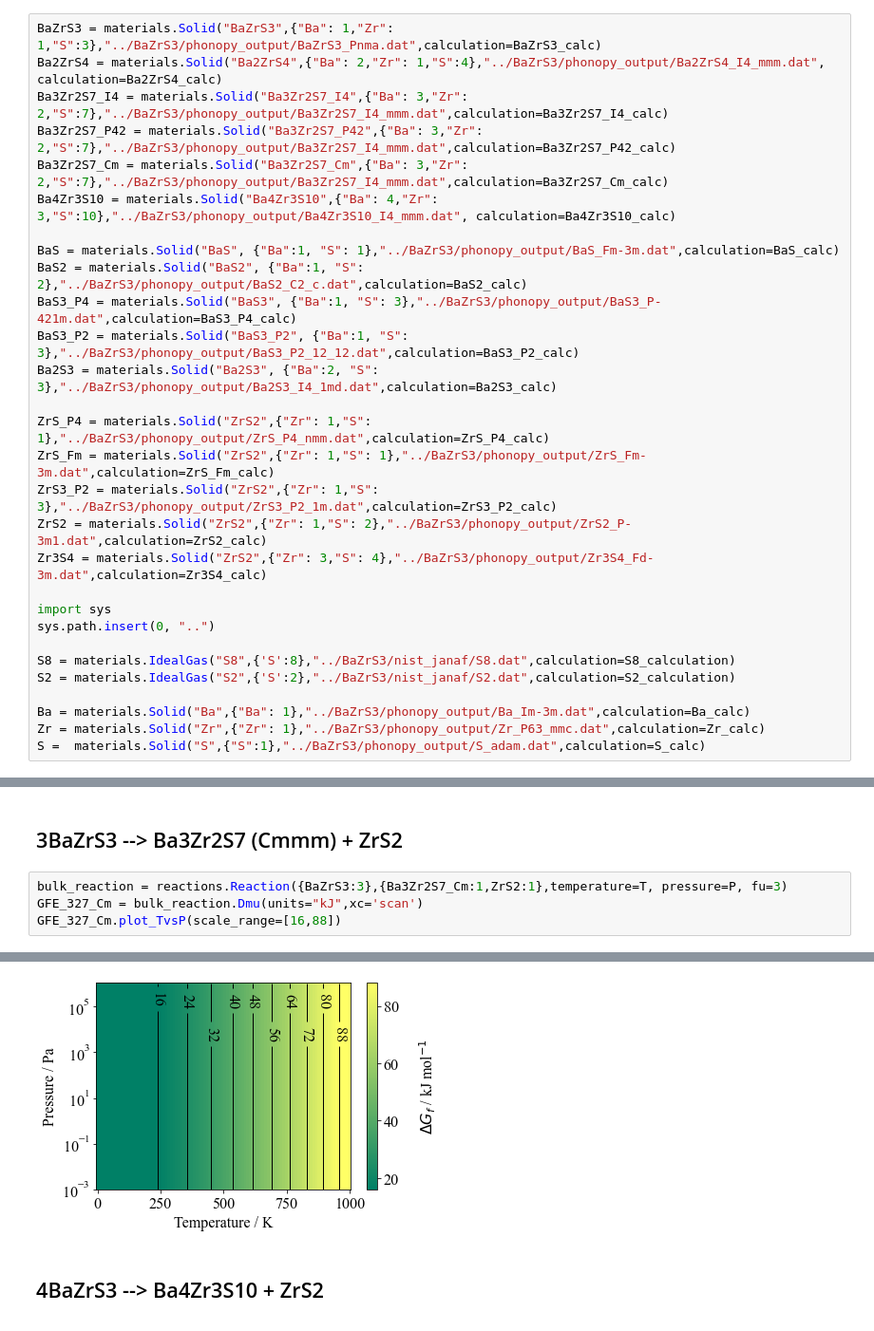
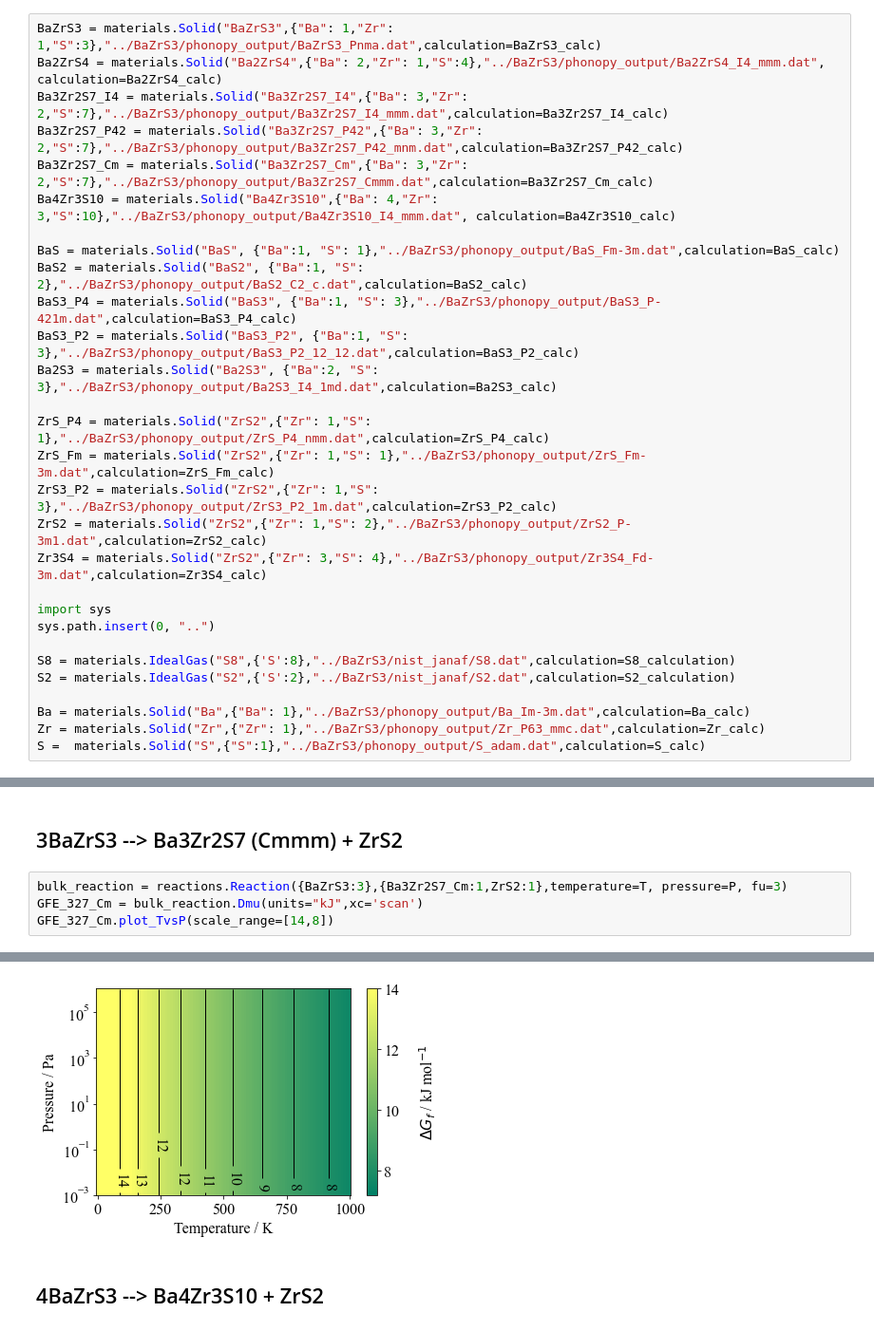
Before and after one commit to prakayastha/BaZrS3_analysis, a Jupyter notebook: paper_analysis.ipynb, the cells around one changed output, grey strips where cells are left out. Shown at 95% size. Saved outputs shown, nothing was run; the diff lists cells and outputs as text.

```diff
--- a/paper_analysis.ipynb
+++ b/paper_analysis.ipynb
@@ -35,8 +35,8 @@ S8_calculation = calculations.AimsCalculation(data_path+"raw_aims_files/elementa
 BaZrS3 = materials.Solid("BaZrS3",{"Ba": 1,"Zr": 1,"S":3},"../BaZrS3/phonopy_output/BaZrS3_Pnma.dat",calculation=BaZrS3_calc)
 Ba2ZrS4 = materials.Solid("Ba2ZrS4",{"Ba": 2,"Zr": 1,"S":4},"../BaZrS3/phonopy_output/Ba2ZrS4_I4_mmm.dat", calculation=Ba2ZrS4_calc)
 Ba3Zr2S7_I4 = materials.Solid("Ba3Zr2S7_I4",{"Ba": 3,"Zr": 2,"S":7},"../BaZrS3/phonopy_output/Ba3Zr2S7_I4_mmm.dat",calculation=Ba3Zr2S7_I4_calc)
-Ba3Zr2S7_P42 = materials.Solid("Ba3Zr2S7_P42",{"Ba": 3,"Zr": 2,"S":7},"../BaZrS3/phonopy_output/Ba3Zr2S7_I4_mmm.dat",calculation=Ba3Zr2S7_P42_calc)
-Ba3Zr2S7_Cm = materials.Solid("Ba3Zr2S7_Cm",{"Ba": 3,"Zr": 2,"S":7},"../BaZrS3/phonopy_output/Ba3Zr2S7_I4_mmm.dat",calculation=Ba3Zr2S7_Cm_calc)
+Ba3Zr2S7_P42 = materials.Solid("Ba3Zr2S7_P42",{"Ba": 3,"Zr": 2,"S":7},"../BaZrS3/phonopy_output/Ba3Zr2S7_P42_mnm.dat",calculation=Ba3Zr2S7_P42_calc)
+Ba3Zr2S7_Cm = materials.Solid("Ba3Zr2S7_Cm",{"Ba": 3,"Zr": 2,"S":7},"../BaZrS3/phonopy_output/Ba3Zr2S7_Cmmm.dat",calculation=Ba3Zr2S7_Cm_calc)
 Ba4Zr3S10 = materials.Solid("Ba4Zr3S10",{"Ba": 4,"Zr": 3,"S":10},"../BaZrS3/phonopy_output/Ba4Zr3S10_I4_mmm.dat", calculation=Ba4Zr3S10_calc)
 
 BaS = materials.Solid("BaS", {"Ba":1, "S": 1},"../BaZrS3/phonopy_output/BaS_Fm-3m.dat",calculation=BaS_calc)
@@ -191,10 +191,10 @@ GFE_327_I4.plot_TvsP(scale_range=[14,8])
 # %%
 bulk_reaction = reactions.Reaction({BaZrS3:3},{Ba3Zr2S7_Cm:1,ZrS2:1},temperature=T, pressure=P, fu=3)
 GFE_327_Cm = bulk_reaction.Dmu(units="kJ",xc='scan')
-GFE_327_Cm.plot_TvsP(scale_range=[16,88])
+GFE_327_Cm.plot_TvsP(scale_range=[14,8])
 # %% [output]
 <module 'matplotlib.pyplot' from '/Users/w21013885/anaconda3/envs/thermopot_dev/lib/python3.11/site-packages/matplotlib/pyplot.py'>
-[figure, old version]
+[figure, new version]
 # %% [markdown]
 ## 4BaZrS3 --> Ba4Zr3S10 + ZrS2
 # %%
```
Also changed, not shown: parts of 4 cells of this notebook, 1 other file.
